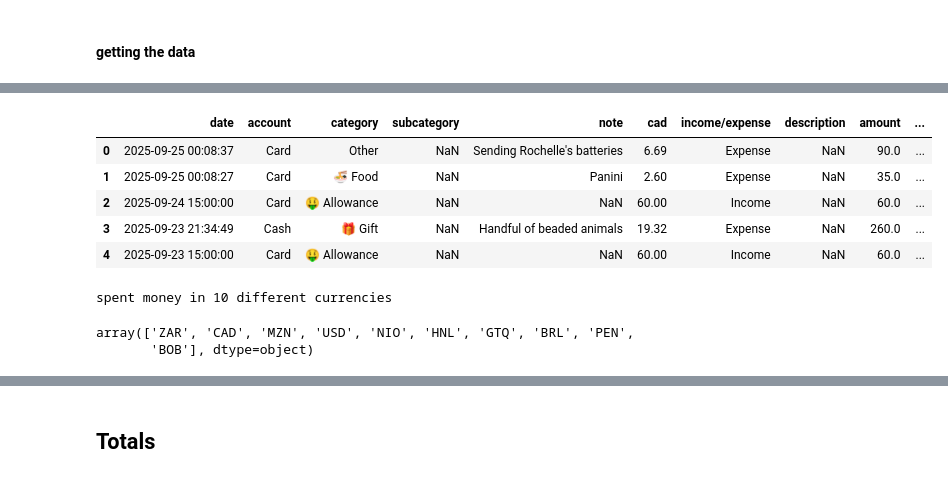
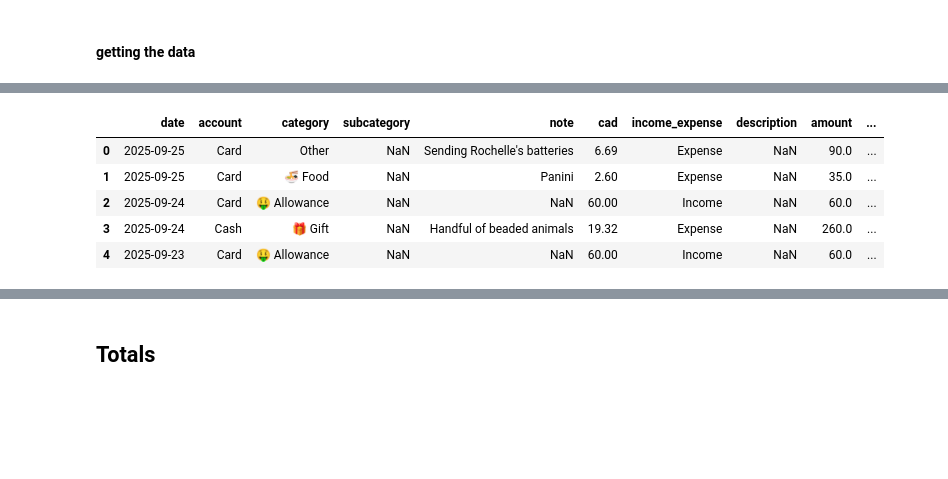
Before and after one commit to SunnyWillert18/floating-in-space, a Jupyter notebook: nbs/money.ipynb, the cells around one changed output, grey strips where cells are left out. Cells and saved outputs as stored; diff of their text form; code cells hidden in the pictures; blank space fills up the shorter version.

```diff
--- a/nbs/money.ipynb
+++ b/nbs/money.ipynb
@@ -100,5 +114,6 @@ timeline
 # %%
-df = pd.read_csv('../data/money_manager.csv')
+df = pd.read_csv('../data/money_manager_2024_2025.csv')
 df.columns = df.columns.str.lower()
+df = df.rename(columns={'income/expense':'income_expense',' ':'date'})
 df.head()
 # %% [output]
@@ -110,15 +125,12 @@ df.head()
 | 4 | 09/23/2025 15:00:00 | Card | 🤑 Allowance | NaN | NaN | 60.00 | Income | NaN | 60.0 | ... |
 # %%
-df['date'] = pd.to_datetime(df['date'], format='%m/%d/%Y %H:%M:%S')
-df['simplified_date'] = df['date'].dt.strftime("%m/%d/%Y")
+df['date'] = pd.to_datetime(df['date'], format='%m/%d/%Y %H:%M:%S').dt.normalize()
 df['month'] = df['date'].dt.strftime("%B %Y")
-df['year'] = df['date'].dt.strftime("%Y")
-# df['month'] = pd.to_datetime(df['month'], format="%B %Y")
 df.head()
 # %% [output]
-|  | date | account | category | subcategory | note | cad | income/expense | description | amount | ... |
-| 0 | 2025-09-25 00:08:37 | Card | Other | NaN | Sending Rochelle's batteries | 6.69 | Expense | NaN | 90.0 | ... |
-| 1 | 2025-09-25 00:08:27 | Card | 🍜 Food | NaN | Panini | 2.60 | Expense | NaN | 35.0 | ... |
-| 2 | 2025-09-24 15:00:00 | Card | 🤑 Allowance | NaN | NaN | 60.00 | Income | NaN | 60.0 | ... |
-| 3 | 2025-09-23 21:34:49 | Cash | 🎁 Gift | NaN | Handful of beaded animals | 19.32 | Expense | NaN | 260.0 | ... |
-| 4 | 2025-09-23 15:00:00 | Card | 🤑 Allowance | NaN | NaN | 60.00 | Income | NaN | 60.0 | ... |
+|  | date | account | category | subcategory | note | cad | income_expense | description | amount | ... |
+| 0 | 2025-09-25 | Card | Other | NaN | Sending Rochelle's batteries | 6.69 | Expense | NaN | 90.0 | ... |
+| 1 | 2025-09-25 | Card | 🍜 Food | NaN | Panini | 2.60 | Expense | NaN | 35.0 | ... |
+| 2 | 2025-09-24 | Card | 🤑 Allowance | NaN | NaN | 60.00 | Income | NaN | 60.0 | ... |
+| 3 | 2025-09-24 | Cash | 🎁 Gift | NaN | Handful of beaded animals | 19.32 | Expense | NaN | 260.0 | ... |
+| 4 | 2025-09-23 | Card | 🤑 Allowance | NaN | NaN | 60.00 | Income | NaN | 60.0 | ... |
@@ -131,7 +136,0 @@ df = df.drop([1475], axis=0)
-# %%
-print ('spent money in {} different currencies'.format(df.currency.unique().shape[0]))
-df.currency.unique()
-# %% [output]
-spent money in 10 different currencies
-array(['ZAR', 'CAD', 'MZN', 'USD', 'NIO', 'HNL', 'GTQ', 'BRL', 'PEN',
-       'BOB'], dtype=object)
```
Also changed, not shown: parts of 28 cells of this notebook.
